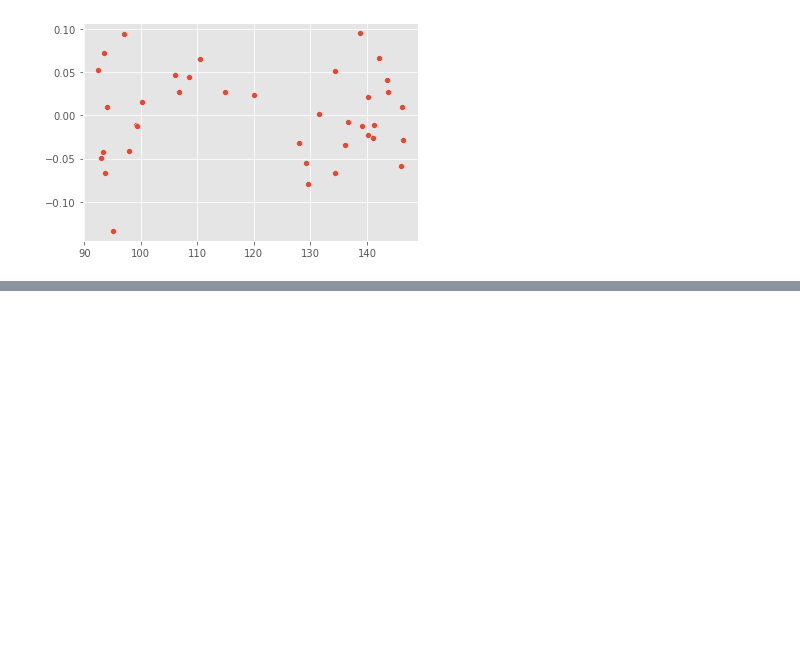
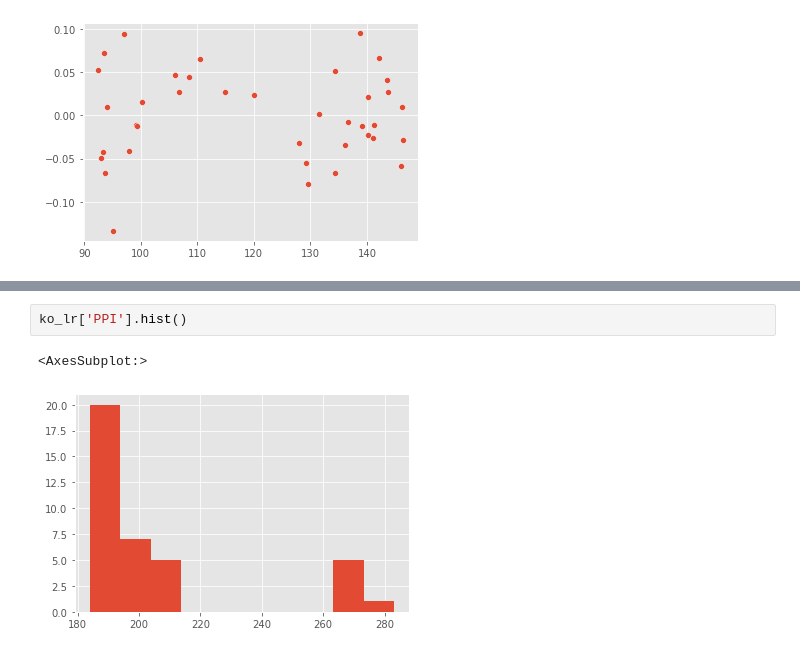
Before and after one commit to ashakeri92/Capstone, a Jupyter notebook: Analysis.ipynb, the cells around one changed output, grey strips where cells are left out. Cells and saved outputs as stored; diff of their text form; blank space fills up the shorter version.

```diff
--- a/Analysis.ipynb
+++ b/Analysis.ipynb
@@ -826,0 +889,5 @@ sns.scatterplot(y_pred,residuals_wmt)
+# %%
+ko_lr['PPI'].hist()
+# %% [output]
+<AxesSubplot:>
+[figure, added]
```
Also changed, not shown: parts of 30 cells of this notebook.
